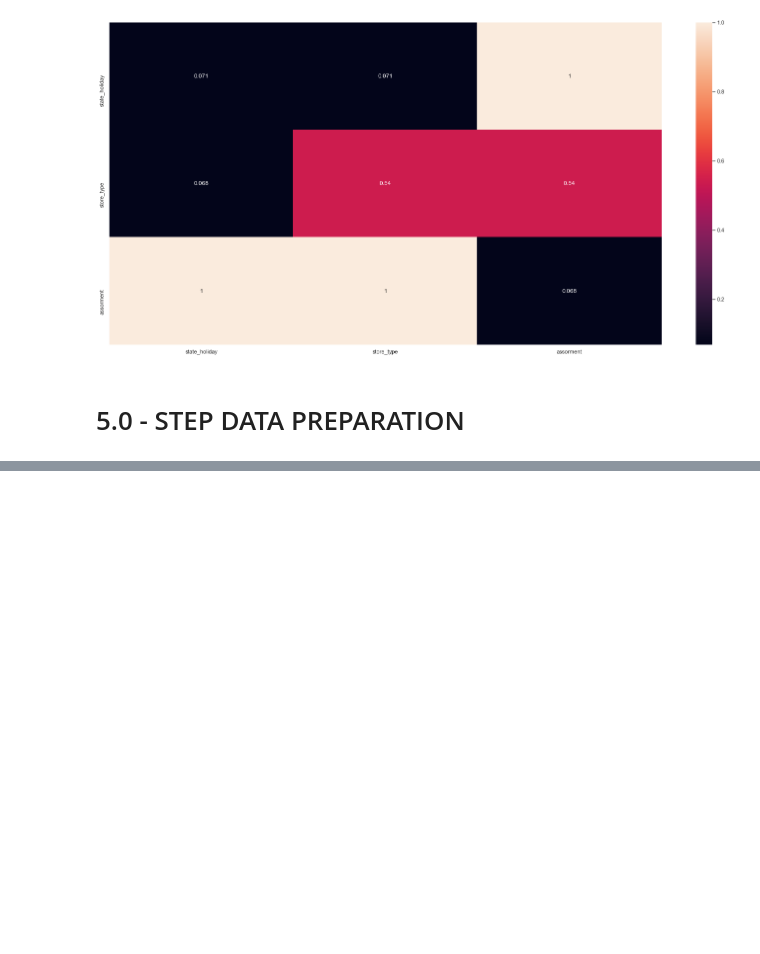
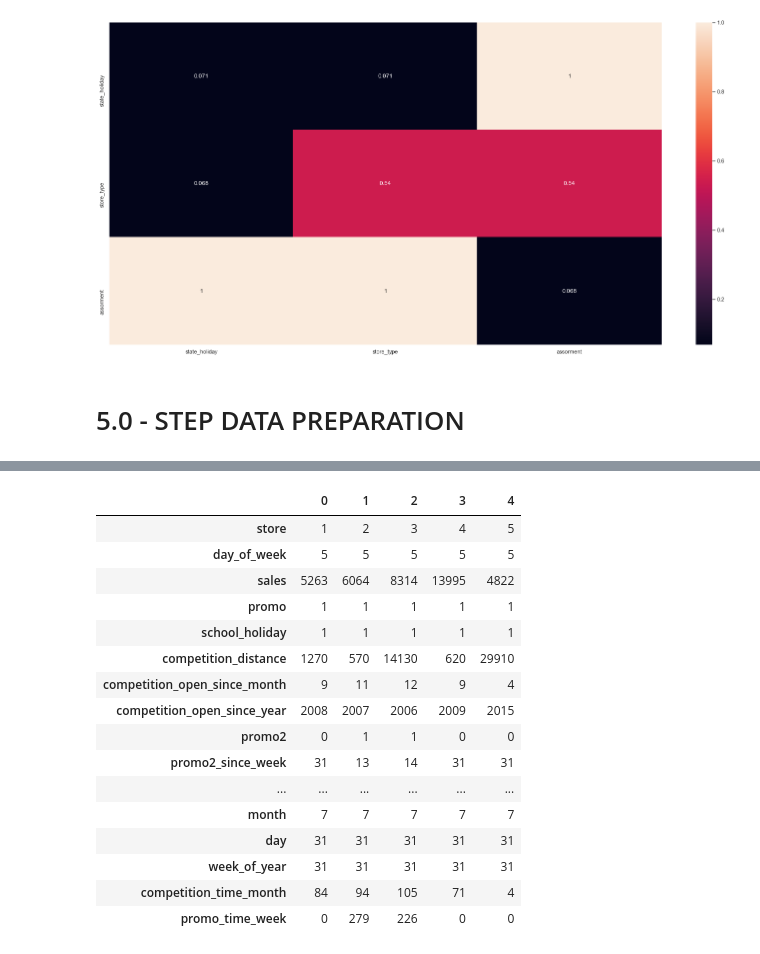
Before and after one commit to guiaraujofreitas/rossmann_estudo, a Jupyter notebook: Store-analise_dados_ modulo_04_1.ipynb, the cells around one changed output, grey strips where cells are left out. Cells and saved outputs as stored; diff of their text form; code cells hidden in the pictures; blank space fills up the shorter version.

```diff
--- a/Store-analise_dados_ modulo_04_1.ipynb
+++ b/Store-analise_dados_ modulo_04_1.ipynb
@@ -1166,0 +1181,23 @@ sns.heatmap(df_categoricas, annot = True);
+# %%
+a = df5.select_dtypes ( include = ['int','int64','float','float64'])
+#primeira etapara fazer um min-max-scraling(rescarling) é selecionar todas as colunas c/ váraiaveis numéricas.
+# %%
+a.head().T
+# %% [output]
+|  | 0 | 1 | 2 | 3 | 4 |
+| store | 1 | 2 | 3 | 4 | 5 |
+| day_of_week | 5 | 5 | 5 | 5 | 5 |
+| sales | 5263 | 6064 | 8314 | 13995 | 4822 |
+| promo | 1 | 1 | 1 | 1 | 1 |
+| school_holiday | 1 | 1 | 1 | 1 | 1 |
+| competition_distance | 1270 | 570 | 14130 | 620 | 29910 |
+| competition_open_since_month | 9 | 11 | 12 | 9 | 4 |
+| competition_open_since_year | 2008 | 2007 | 2006 | 2009 | 2015 |
+| promo2 | 0 | 1 | 1 | 0 | 0 |
+| promo2_since_week | 31 | 13 | 14 | 31 | 31 |
+| ... | ... | ... | ... | ... | ... |
+| month | 7 | 7 | 7 | 7 | 7 |
+| day | 31 | 31 | 31 | 31 | 31 |
+| week_of_year | 31 | 31 | 31 | 31 | 31 |
+| competition_time_month | 84 | 94 | 105 | 71 | 4 |
+| promo_time_week | 0 | 279 | 226 | 0 | 0 |
```
Also changed, not shown: parts of 8 cells of this notebook.
